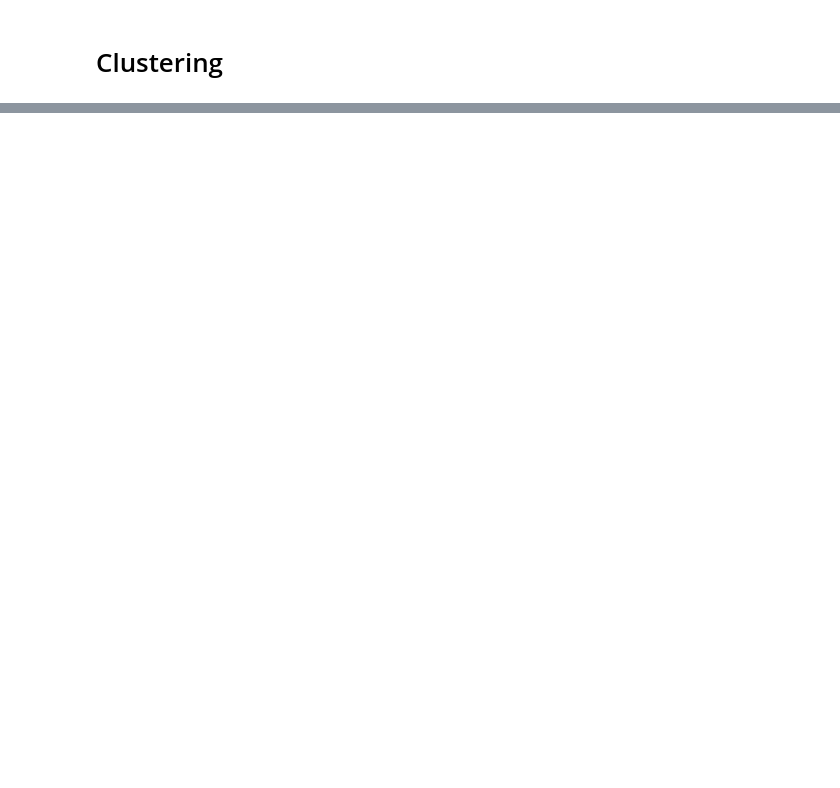
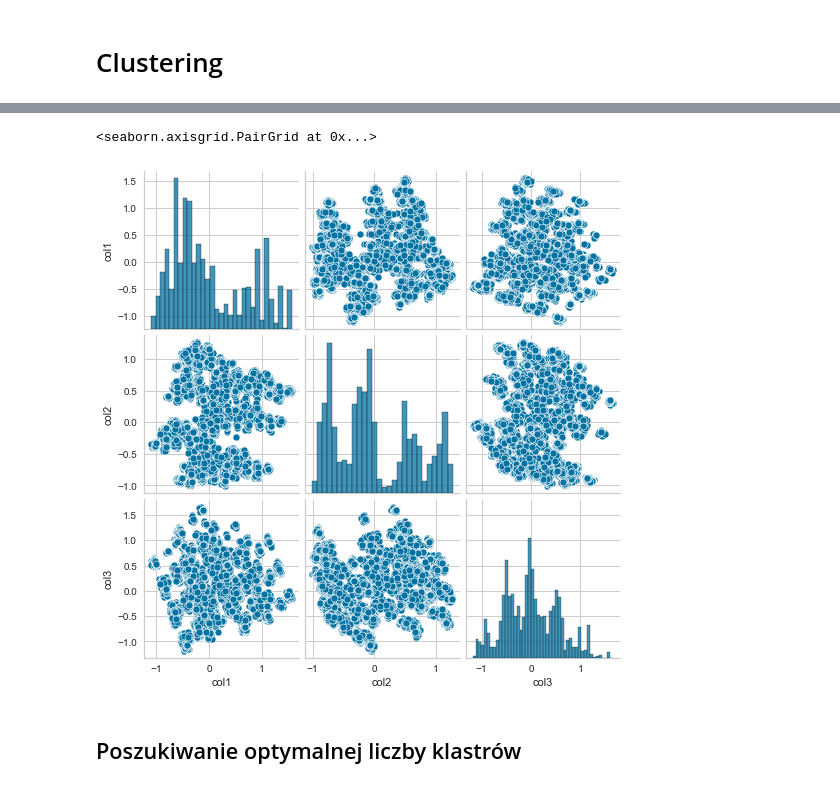
Before and after one commit to SawickiK/ML-Clustering, a Jupyter notebook: clustering.ipynb, the cells around one changed output, grey strips where cells are left out. Cells and saved outputs as stored; diff of their text form; code cells hidden in the pictures; blank space fills up the shorter version.

```diff
--- a/clustering.ipynb
+++ b/clustering.ipynb
@@ -41,4 +28,0 @@ plt.show()
-# %%
-# wykresy zmiennych
-df=PCA_ds
-sns.pairplot(df)
@@ -267,14 +28,0 @@ ale to tez sie odczytuje metoda lokcia, u nas to to troche ciezko go znalezc, ja
-# %%
-#Initiating the Agglomerative Clustering model
-AC = AgglomerativeClustering(10)
-# fit model and predict clusters
-yhat_AC = AC.fit_predict(PCA_ds)
-PCA_ds["Clusters"] = yhat_AC
-#Adding the Clusters feature to the orignal dataframe.
-df["Clusters"]= yhat_AC
-
-fig = plt.figure(figsize=(10,8))
-ax = plt.subplot(111, projection='3d', label="bla")
-ax.scatter(x, y, z, s=40, c=PCA_ds["Clusters"], marker='o' )
-ax.set_title("The Plot Of The Clusters")
-plt.show()
@@ -284,0 +66,8 @@ plt.show()
+# %%
+# wykresy zmiennych
+sns.pairplot(PCA_ds)
+# %% [output]
+<seaborn.axisgrid.PairGrid at 0x...>
+[figure, added]
+# %% [markdown]
+## Poszukiwanie optymalnej liczby klastrów
```
Also changed, not shown: parts of 65 cells of this notebook, 3 other files.
